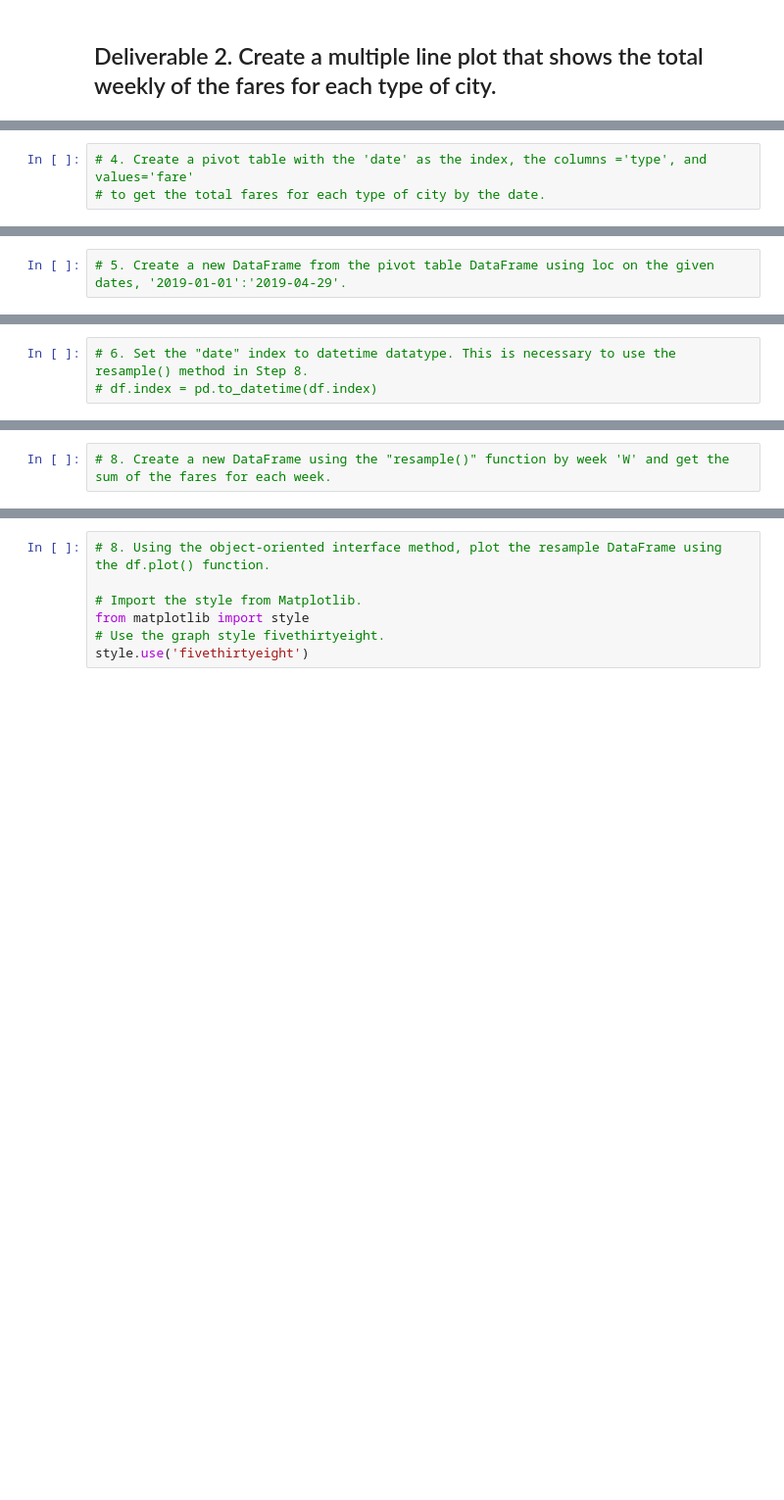
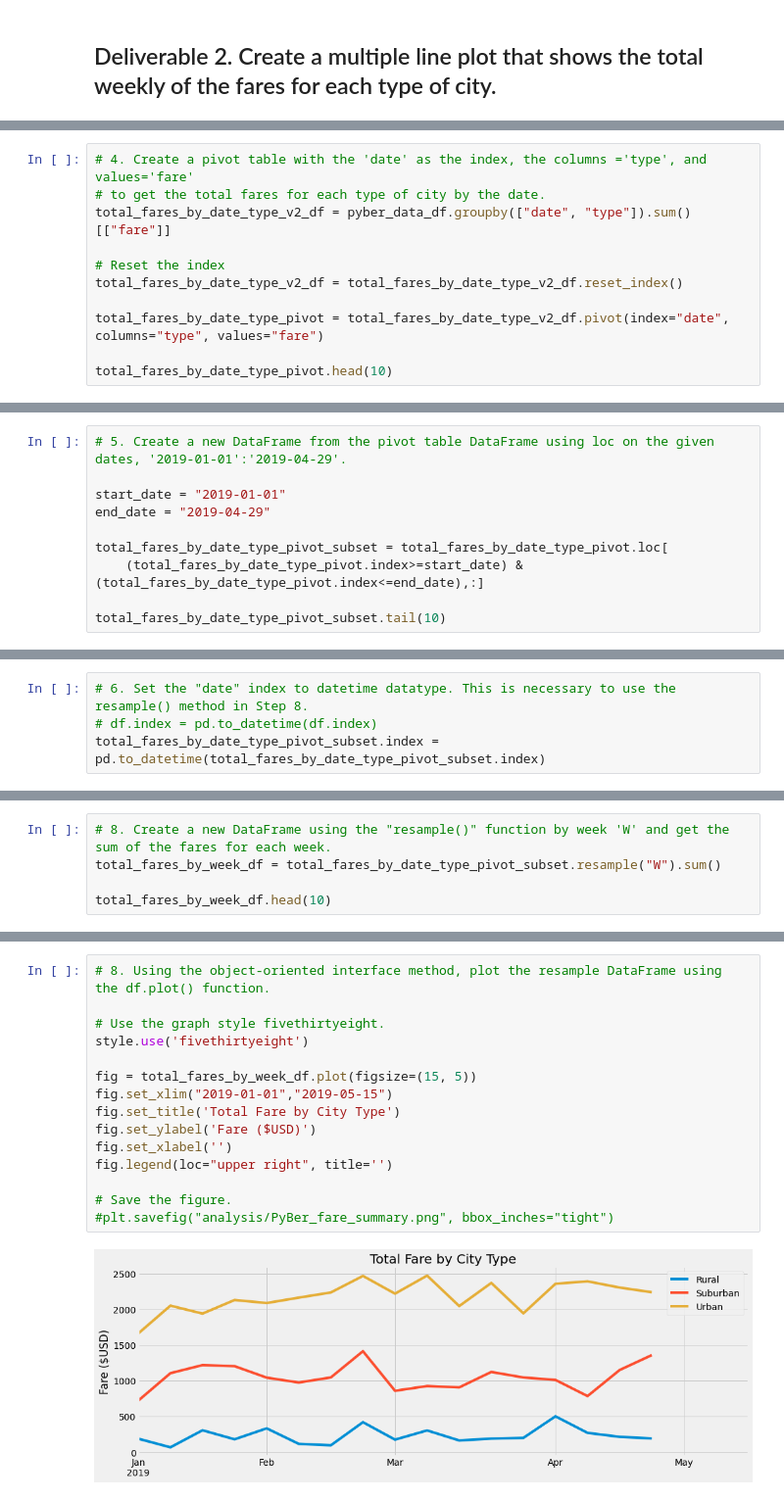
Before and after one commit to TPapiernik/Module_05_Challenge, a Jupyter notebook: PyBer_Challenge.ipynb, the cells around one changed output, grey strips where cells are left out. Shown at 98% size. Drawn from its saved outputs; the diff is of its cells as text; blank space fills up the shorter version.

Commit message:
Analysis complete. Added chart to analysis Directory

```diff
--- a/PyBer_Challenge.ipynb
+++ b/PyBer_Challenge.ipynb
@@ -130,3 +166,11 @@ pyber_summary_df
 # %%
 # 4. Create a pivot table with the 'date' as the index, the columns ='type', and values='fare'
 # to get the total fares for each type of city by the date.
+total_fares_by_date_type_v2_df = pyber_data_df.groupby(["date", "type"]).sum()[["fare"]]
+
+# Reset the index
+total_fares_by_date_type_v2_df = total_fares_by_date_type_v2_df.reset_index()
+
+total_fares_by_date_type_pivot = total_fares_by_date_type_v2_df.pivot(index="date", columns="type", values="fare")
+
+total_fares_by_date_type_pivot.head(10)
@@ -133,2 +190,10 @@ pyber_summary_df
 # %%
 # 5. Create a new DataFrame from the pivot table DataFrame using loc on the given dates, '2019-01-01':'2019-04-29'.
+
+start_date = "2019-01-01"
+end_date = "2019-04-29"
+
+total_fares_by_date_type_pivot_subset = total_fares_by_date_type_pivot.loc[
+    (total_fares_by_date_type_pivot.index>=start_date) & (total_fares_by_date_type_pivot.index<=end_date),:]
+
+total_fares_by_date_type_pivot_subset.tail(10)
@@ -135,5 +213,6 @@ pyber_summary_df
 # %%
 # 6. Set the "date" index to datetime datatype. This is necessary to use the resample() method in Step 8.
 # df.index = pd.to_datetime(df.index)
+total_fares_by_date_type_pivot_subset.index = pd.to_datetime(total_fares_by_date_type_pivot_subset.index)
 # %%
 # 7. Check that the datatype for the index is datetime using df.info()
@@ -140,2 +231,5 @@ pyber_summary_df
 # %%
 # 8. Create a new DataFrame using the "resample()" function by week 'W' and get the sum of the fares for each week.
+total_fares_by_week_df = total_fares_by_date_type_pivot_subset.resample("W").sum()
+
+total_fares_by_week_df.head(10)
@@ -142,7 +249,17 @@ pyber_summary_df
 # %%
 # 8. Using the object-oriented interface method, plot the resample DataFrame using the df.plot() function.
 
-# Import the style from Matplotlib.
-from matplotlib import style
 # Use the graph style fivethirtyeight.
 style.use('fivethirtyeight')
+
+fig = total_fares_by_week_df.plot(figsize=(15, 5))
+fig.set_xlim("2019-01-01","2019-05-15")
+fig.set_title('Total Fare by City Type')
+fig.set_ylabel('Fare ($USD)')
+fig.set_xlabel('')
+fig.legend(loc="upper right", title='')
+
+# Save the figure.
+#plt.savefig("analysis/PyBer_fare_summary.png", bbox_inches="tight")
+# %% [output]
+[figure, added]
```
Also changed, not shown: parts of 8 cells of this notebook, 1 other file.
